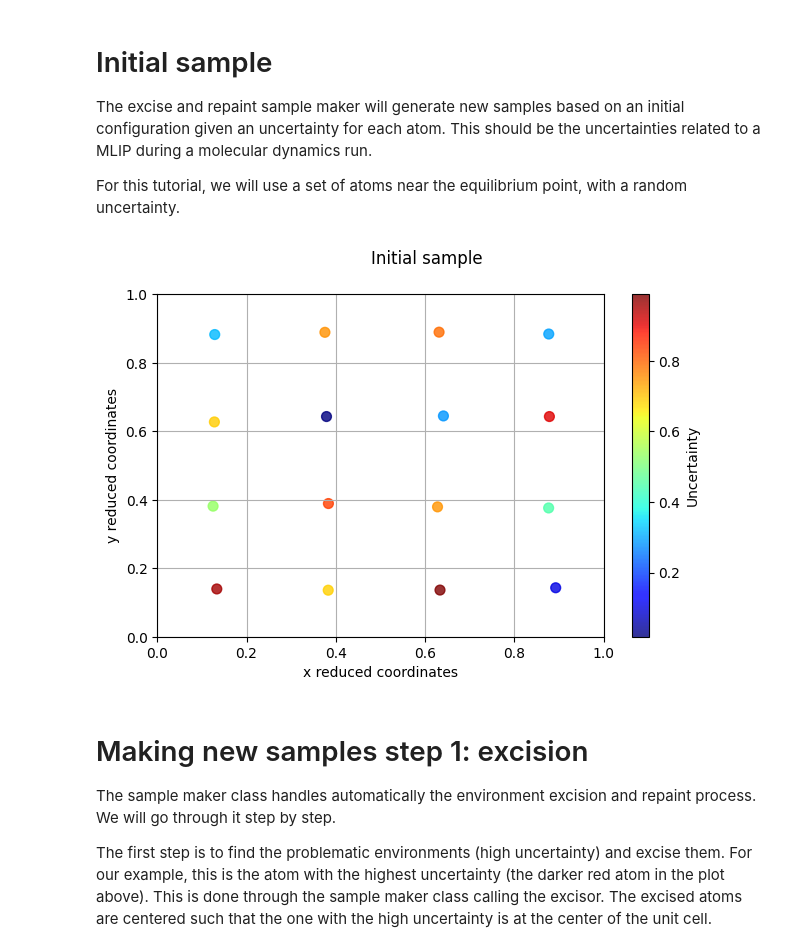
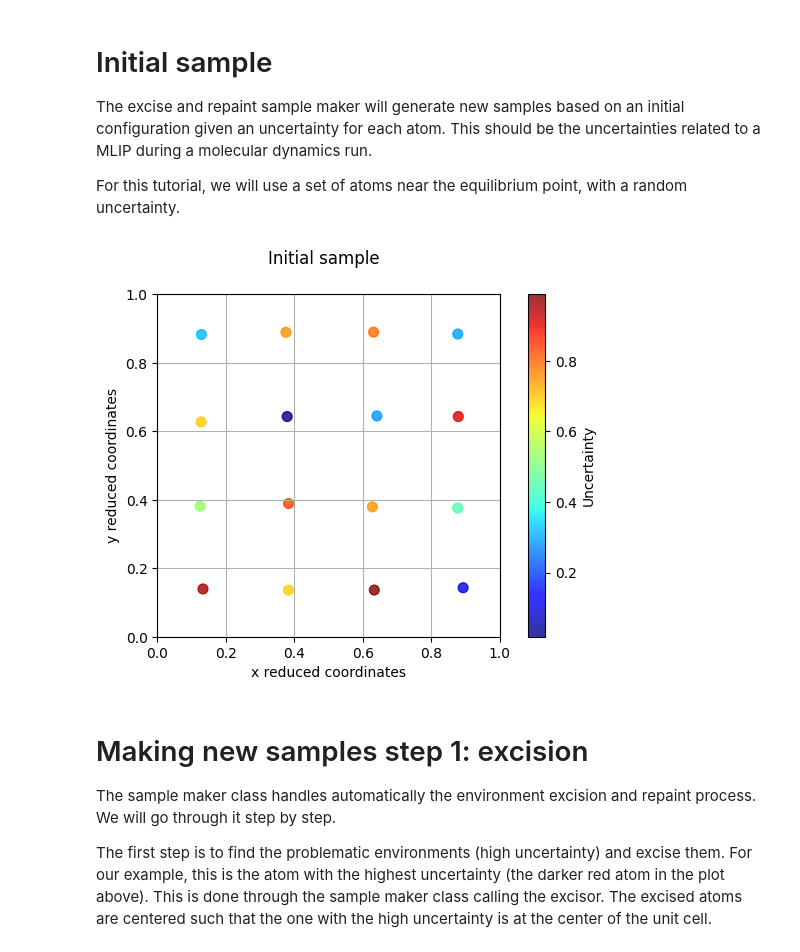
Before and after one commit to mila-iqia/diffusion_for_multi_scale_molecular_dynamics, a Jupyter notebook: tutorials/excise_and_repaint_03.ipynb, the cells around one changed output. Saved outputs shown, nothing was run; the diff lists cells and outputs as text; code cells hidden in the pictures.

```diff
--- a/tutorials/excise_and_repaint_03.ipynb
+++ b/tutorials/excise_and_repaint_03.ipynb
@@ -145,21 +145,22 @@ uncertainties = np.random.random((number_of_atoms,))
 # %%
 from diffusion_for_multi_scale_molecular_dynamics.analysis import PLEASANT_FIG_SIZE
 from matplotlib import pyplot as plt
 
 fig = plt.figure(figsize=PLEASANT_FIG_SIZE)
+fig.gca().set_aspect('equal')
 fig.suptitle(f"Initial sample")
 
 scatter = plt.scatter(sample_positions[:, 0], sample_positions[:, 1], c=uncertainties, cmap="jet", s=50, alpha=0.8)
 plt.colorbar(scatter, label="Uncertainty")
 plt.xlim(0, 1)
 plt.ylim(0, 1)
 plt.xlabel("x reduced coordinates")
 plt.ylabel("y reduced coordinates")
 # we show the grid to see the "noise" on the atoms coordinates
 plt.grid(True)
 plt.show()
 # %% [output]
-[figure, old version]
+[figure, new version]
 # %% [markdown]
 # Making new samples step 1: excision
 
```
Also changed, not shown: parts of 7 cells of this notebook, 3 other files.
